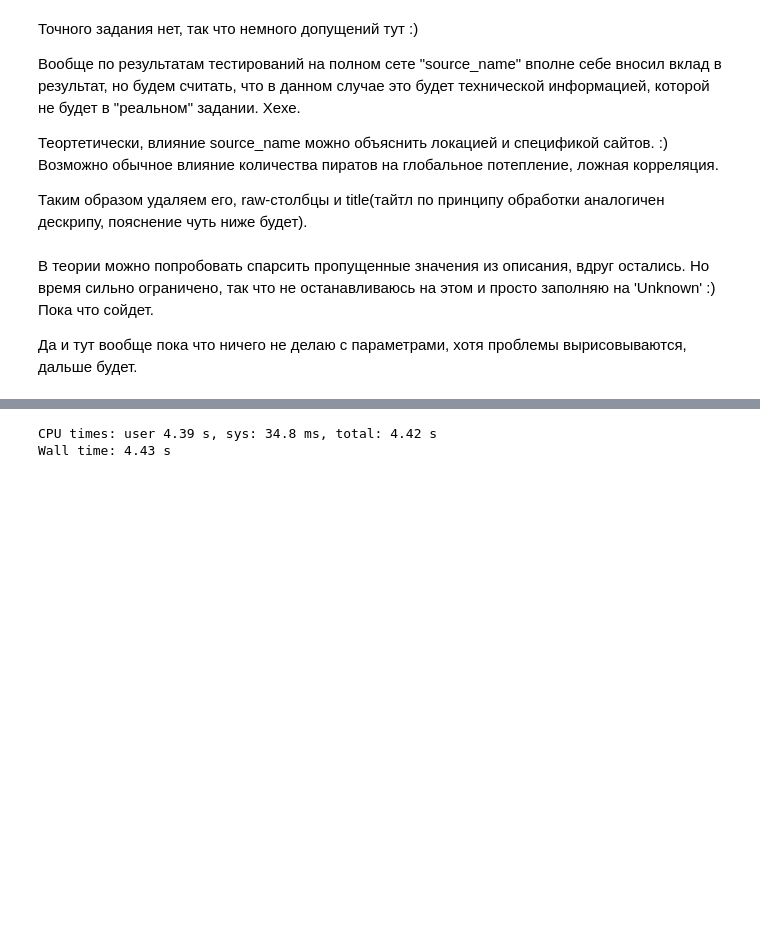
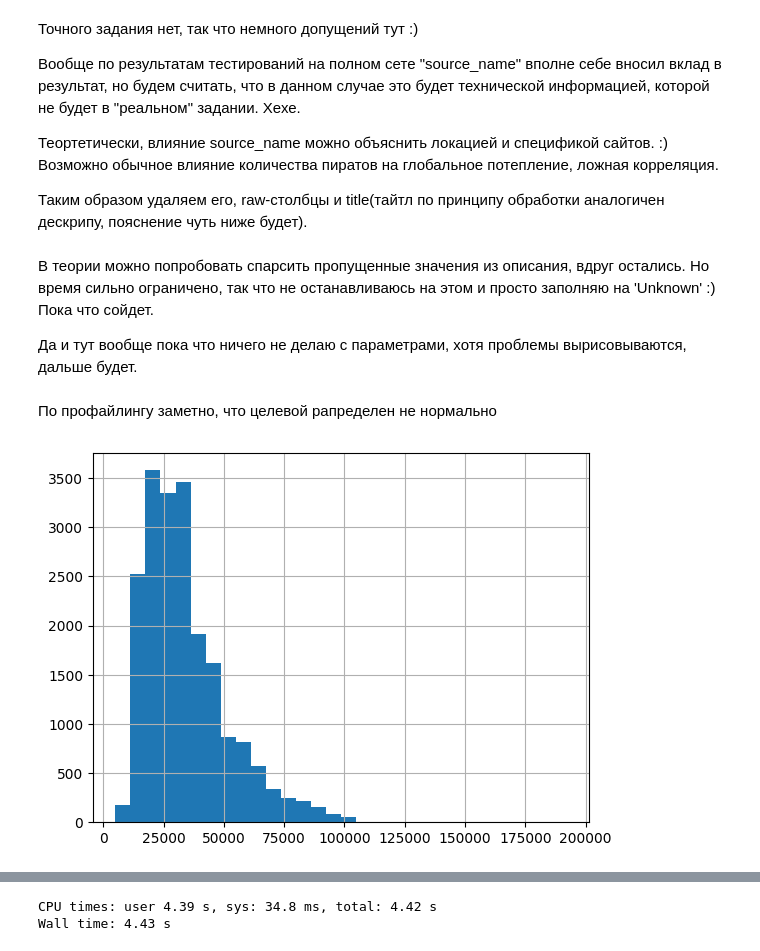
Before and after one commit to estochka/salary, a Jupyter notebook: notebooks/part1_prep.ipynb, the cells around one changed output, grey strips where cells are left out. Drawn from its saved outputs; the diff is of its cells as text; code cells hidden in the pictures; blank space fills up the shorter version.

```diff
--- a/notebooks/part1_prep.ipynb
+++ b/notebooks/part1_prep.ipynb
@@ -52,7 +52,7 @@ from catboost import Pool, CatBoostRegressor
 tqdm.pandas()
 RAND = sum(ord(x) for x in 'NEVER SURRENDER')
 # %%
-df = pd.read_csv('data/Train_rev1.csv', index_col=[0])
+df = pd.read_csv('~/Загрузки/Train_rev1.csv', index_col=[0])
 df.info()
 # %% [output]
 <class 'pandas.core.frame.DataFrame'>
@@ -106,3 +106,9 @@ df_mini = df_mini.drop(columns=drop_col)
 fill_subset = ['contract_type', 'contract_time', 'company']
 # %%
 df_mini[fill_subset] = df_mini[fill_subset].fillna('Unknown')
+# %% [markdown]
+По профайлингу заметно, что целевой рапределен не нормально
+# %%
+df_mini['salary_normalized'].hist(bins=30);
+# %% [output]
+[figure, added]
```
Also changed, not shown: parts of 11 cells of this notebook, 3 other files.
